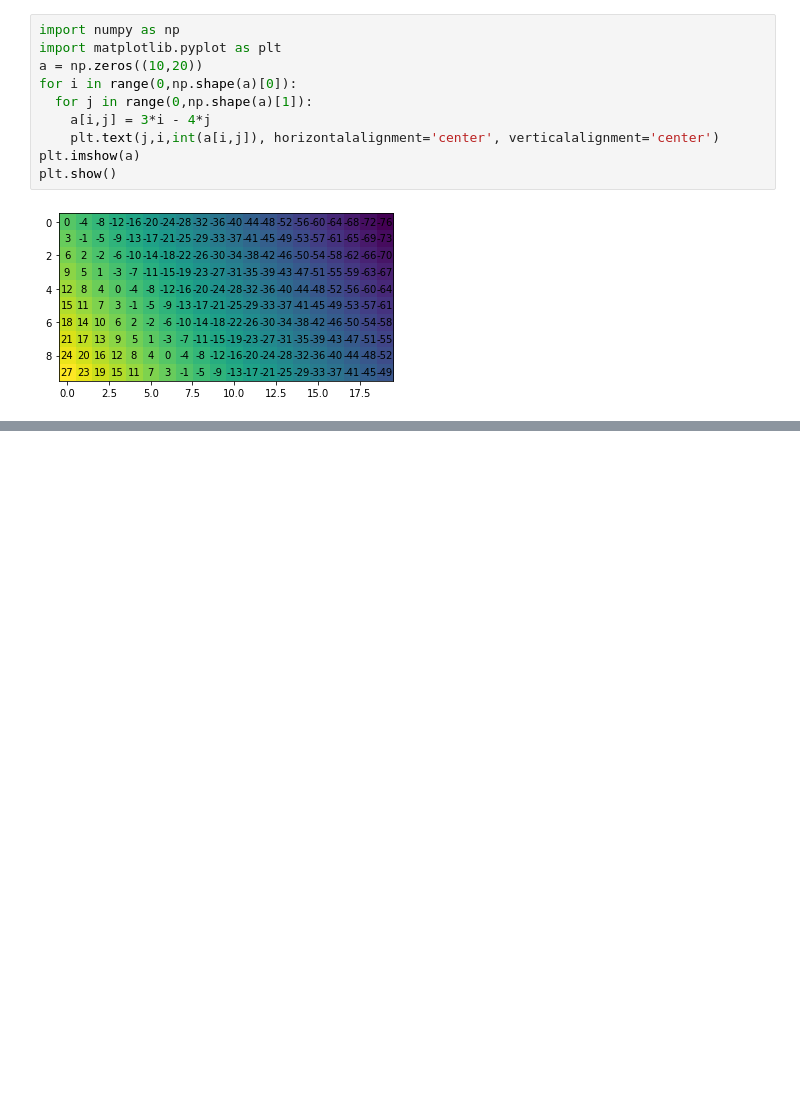
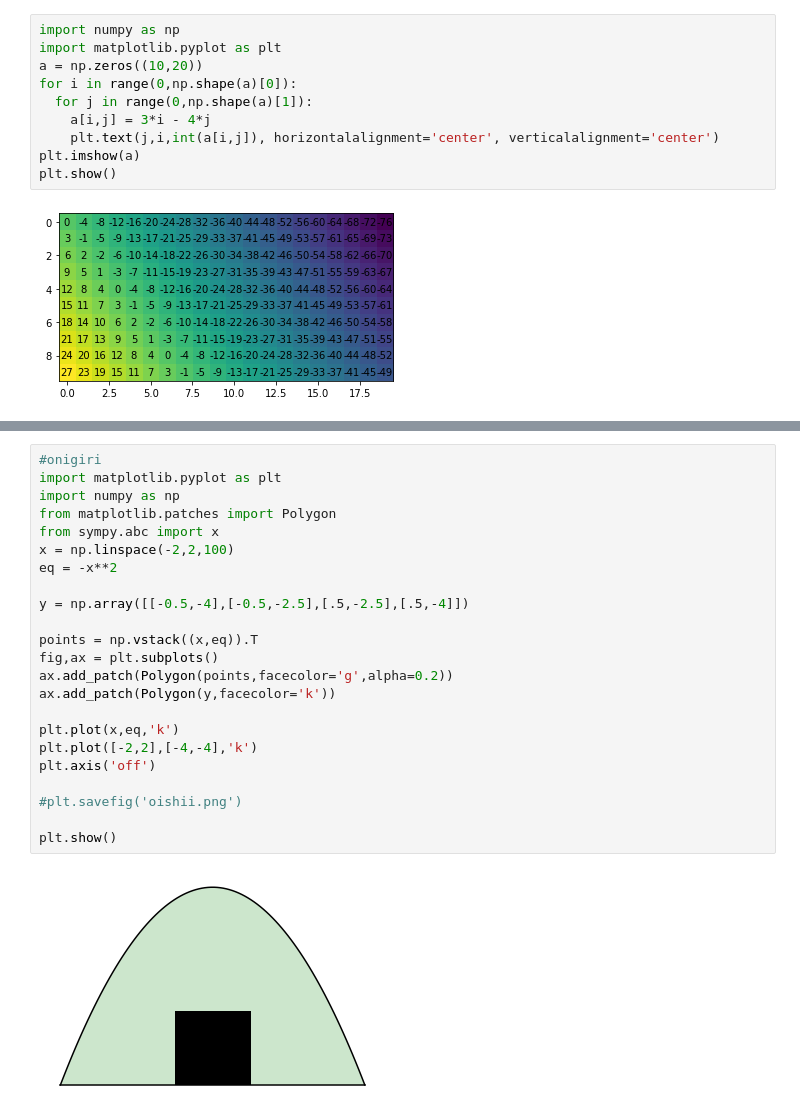
Before and after one commit to nietus/master_math, a Jupyter notebook: Master_Math_By_Coding_In_Python.ipynb, the cells around one changed output, grey strips where cells are left out. Saved outputs shown, nothing was run; the diff lists cells and outputs as text; blank space fills up the shorter version.

Commit message:
Onigiri exercise

```diff
--- a/Master_Math_By_Coding_In_Python.ipynb
+++ b/Master_Math_By_Coding_In_Python.ipynb
@@ -468,0 +469,25 @@ plt.show()
+# %%
+#onigiri
+import matplotlib.pyplot as plt
+import numpy as np
+from matplotlib.patches import Polygon
+from sympy.abc import x
+x = np.linspace(-2,2,100)
+eq = -x**2
+
+y = np.array([[-0.5,-4],[-0.5,-2.5],[.5,-2.5],[.5,-4]])
+
+points = np.vstack((x,eq)).T
+fig,ax = plt.subplots()
+ax.add_patch(Polygon(points,facecolor='g',alpha=0.2))
+ax.add_patch(Polygon(y,facecolor='k'))
+
+plt.plot(x,eq,'k')
+plt.plot([-2,2],[-4,-4],'k')
+plt.axis('off')
+
+#plt.savefig('oishii.png')
+
+plt.show()
+# %% [output]
+[figure, added]
```
Also changed, not shown: parts of 1 cell of this notebook.
